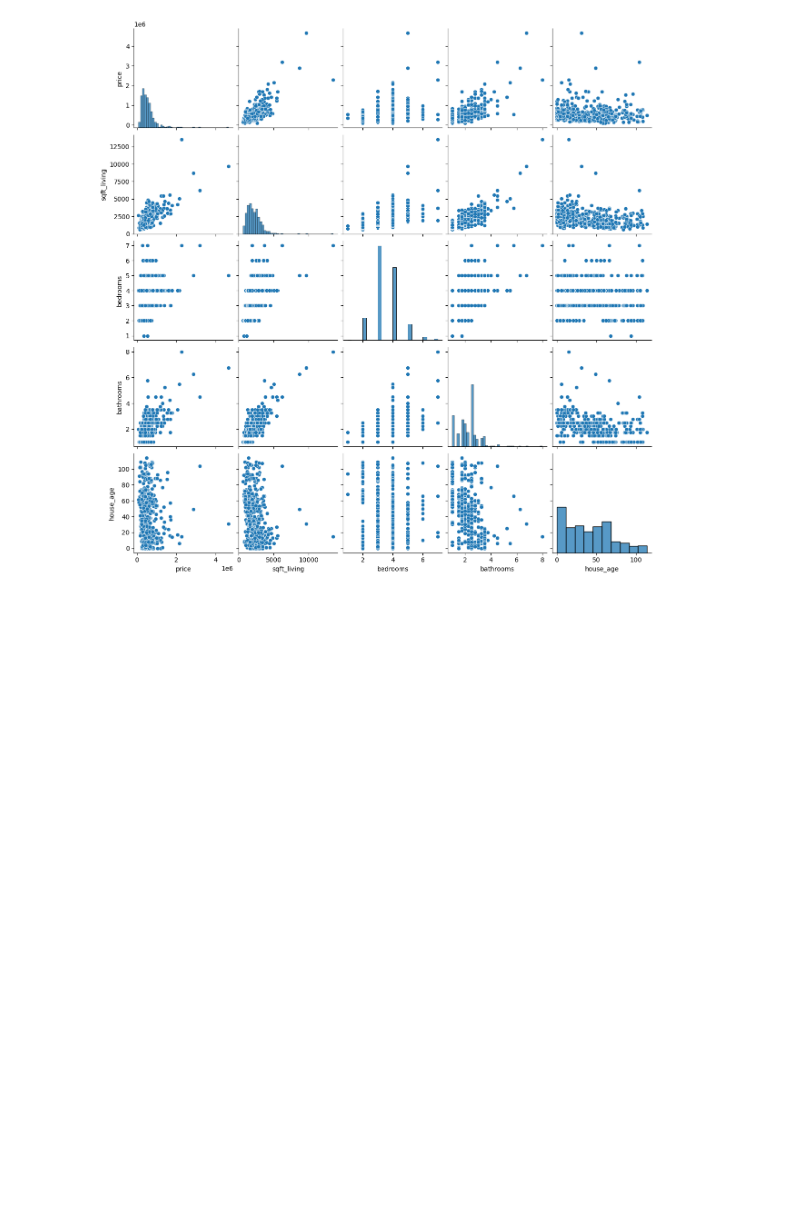
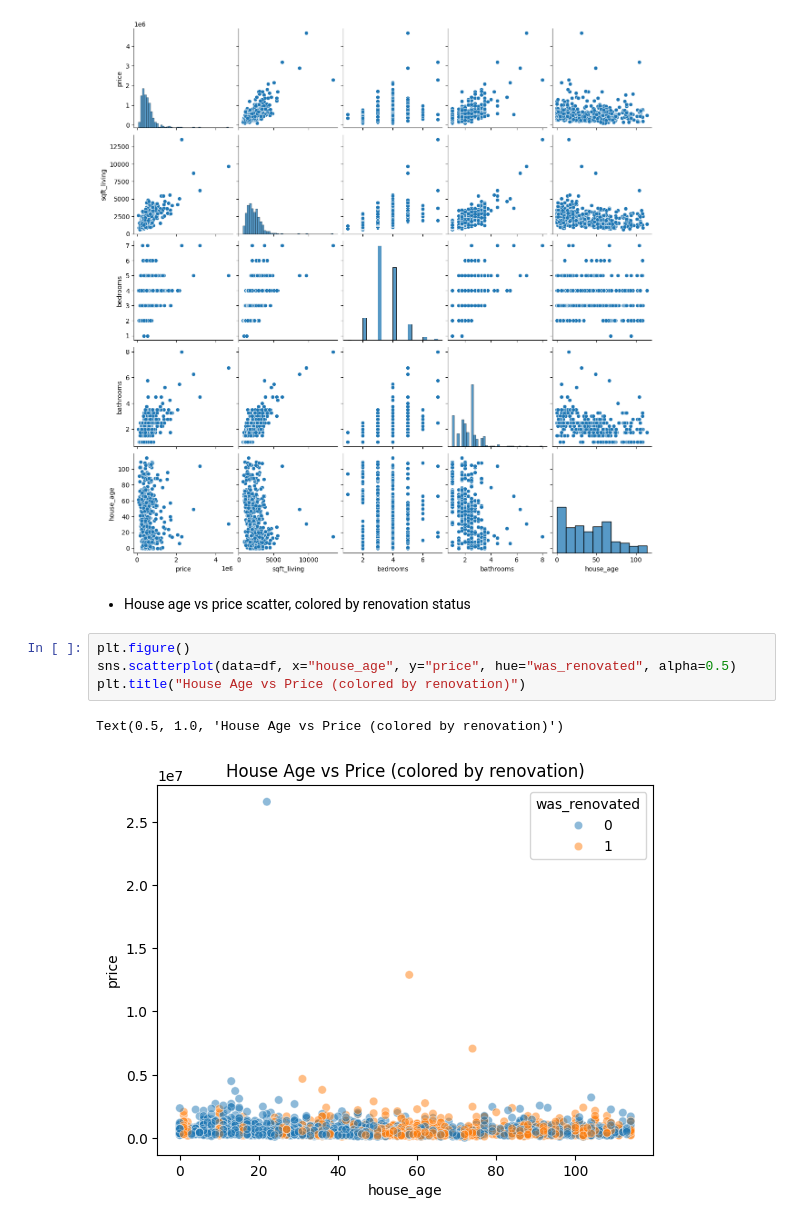
Before and after one commit to geershatisaxena/House-Price-Predictor, a Jupyter notebook: house prediction.ipynb, the cells around one changed output. Cells and saved outputs as stored; diff of their text form; blank space fills up the shorter version.

```diff
--- a/house prediction.ipynb
+++ b/house prediction.ipynb
@@ -481,3 +481,12 @@ sns.pairplot(sample[["price", "sqft_living", "bedrooms", "bathrooms", "house_age
 # %% [output]
 <seaborn.axisgrid.PairGrid at 0x...>
 [figure]
+# %% [markdown]
+- House age vs price scatter, colored by renovation status
+# %%
+plt.figure()
+sns.scatterplot(data=df, x="house_age", y="price", hue="was_renovated", alpha=0.5)
+plt.title("House Age vs Price (colored by renovation)")
+# %% [output]
+Text(0.5, 1.0, 'House Age vs Price (colored by renovation)')
+[figure, added]
```
Also changed, not shown: parts of 6 cells of this notebook.
